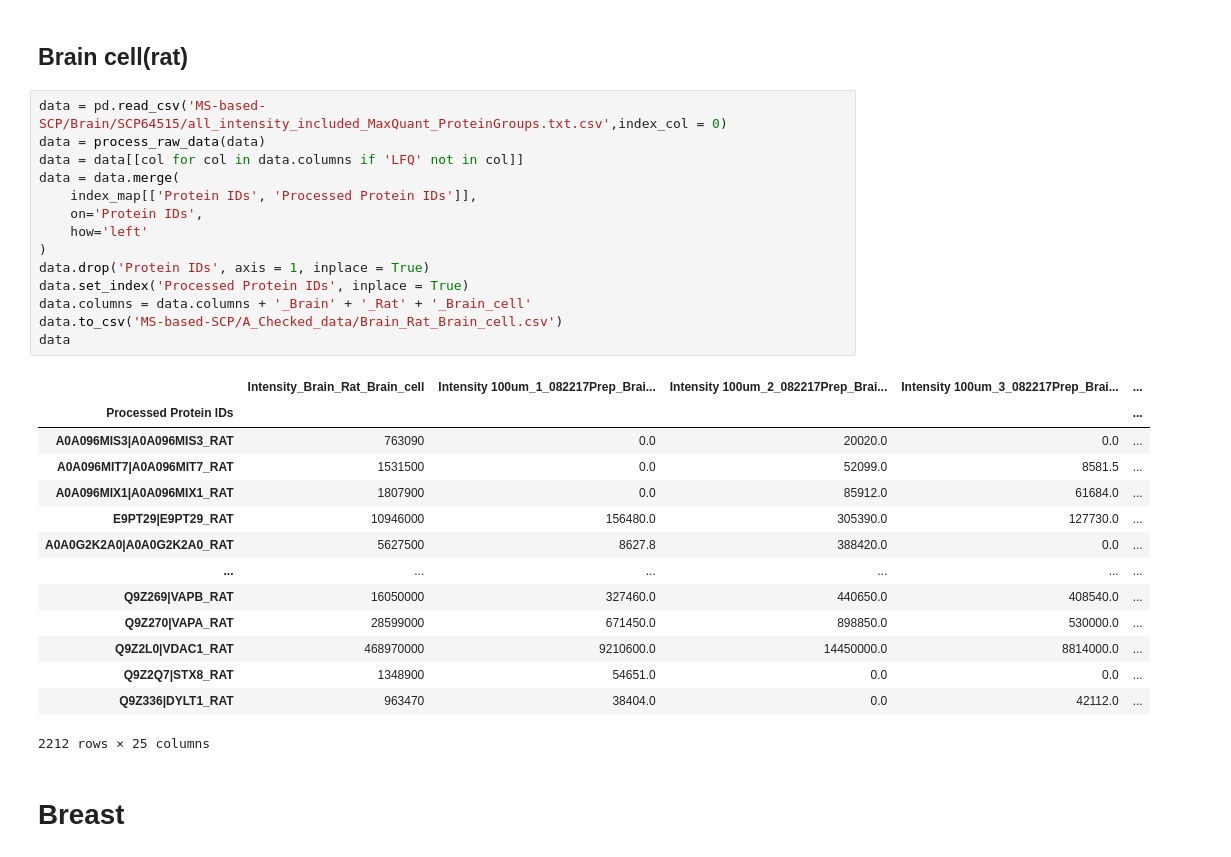
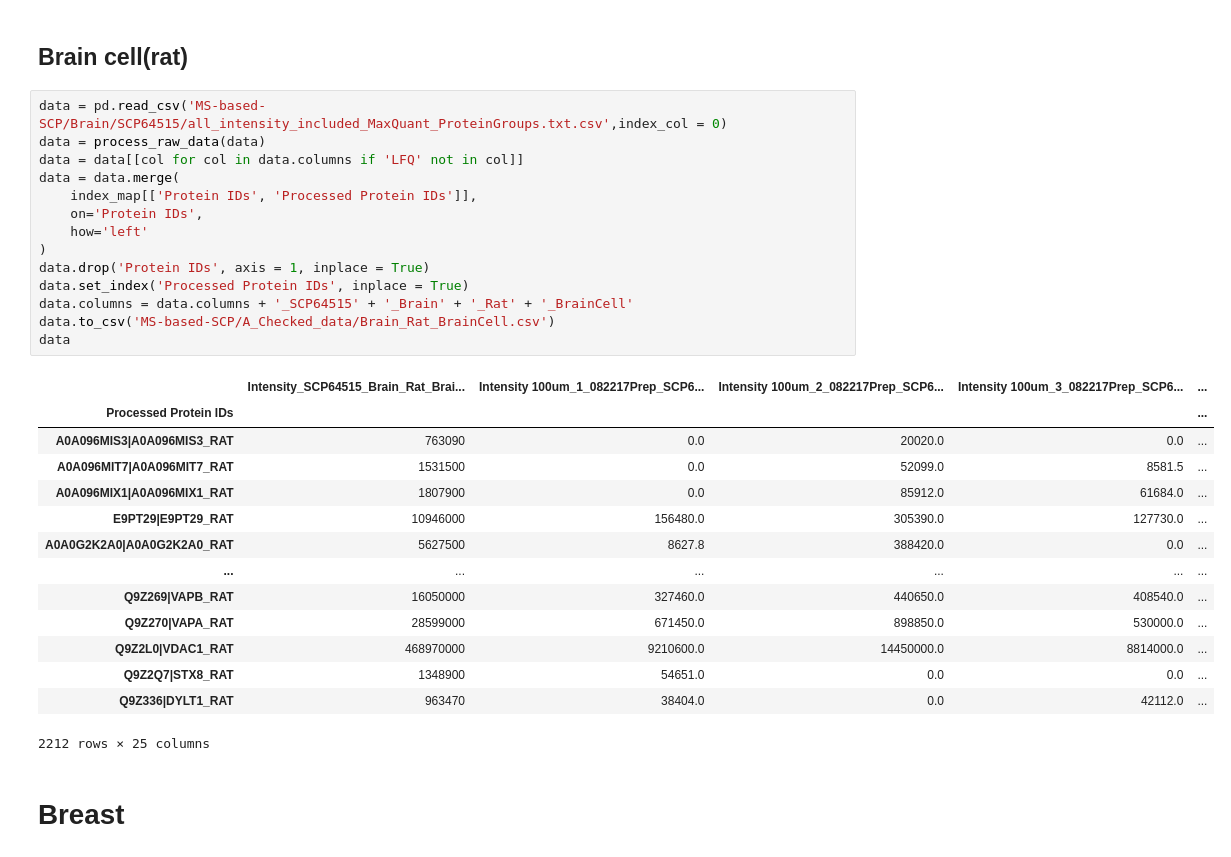
Before and after one commit to TaoYySC/SingleCellProteomics, a Jupyter notebook: include_all_intensity.ipynb, the cells around one changed output. Drawn from its saved outputs; the diff is of its cells as text.

```diff
--- a/include_all_intensity.ipynb
+++ b/include_all_intensity.ipynb
@@ -198,19 +143,19 @@ final_data
 # %%
 data = pd.read_csv('MS-based-SCP/Brain/SCP64515/all_intensity_included_MaxQuant_ProteinGroups.txt.csv',index_col = 0)
 data = process_raw_data(data)
 data = data[[col for col in data.columns if 'LFQ' not in col]]
 data = data.merge(
     index_map[['Protein IDs', 'Processed Protein IDs']],
     on='Protein IDs',
     how='left'
 )
 data.drop('Protein IDs', axis = 1, inplace = True)
 data.set_index('Processed Protein IDs', inplace = True)
-data.columns = data.columns + '_Brain' + '_Rat' + '_Brain_cell'
-data.to_csv('MS-based-SCP/A_Checked_data/Brain_Rat_Brain_cell.csv')
+data.columns = data.columns + '_SCP64515' + '_Brain' + '_Rat' + '_BrainCell'
+data.to_csv('MS-based-SCP/A_Checked_data/Brain_Rat_BrainCell.csv')
 data
 # %% [output]
-|  | Intensity_Brain_Rat_Brain_cell | Intensity 100um_1_082217Prep_Brai... | Intensity 100um_2_082217Prep_Brai... | Intensity 100um_3_082217Prep_Brai... | ... |
+|  | Intensity_SCP64515_Brain_Rat_Brai... | Intensity 100um_1_082217Prep_SCP6... | Intensity 100um_2_082217Prep_SCP6... | Intensity 100um_3_082217Prep_SCP6... | ... |
 | Processed Protein IDs |  |  |  |  | ... |
 | A0A096MIS3|A0A096MIS3_RAT | 763090 | 0.0 | 20020.0 | 0.0 | ... |
 | A0A096MIT7|A0A096MIT7_RAT | 1531500 | 0.0 | 52099.0 | 8581.5 | ... |
```
Also changed, not shown: parts of 65 cells of this notebook, 1 other file.
